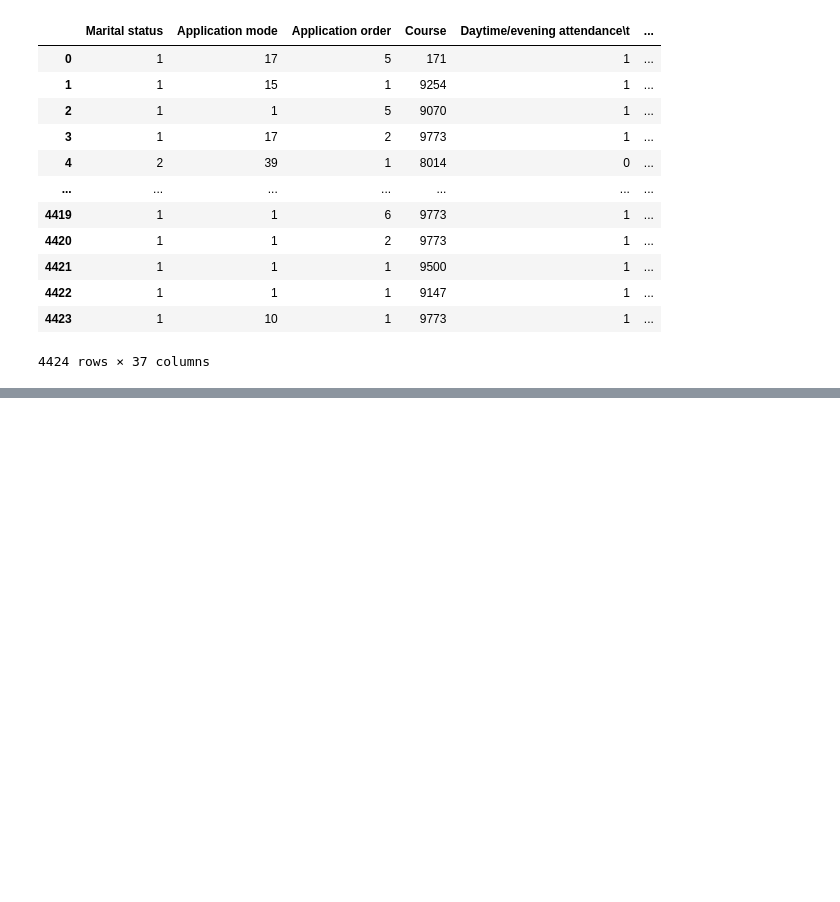
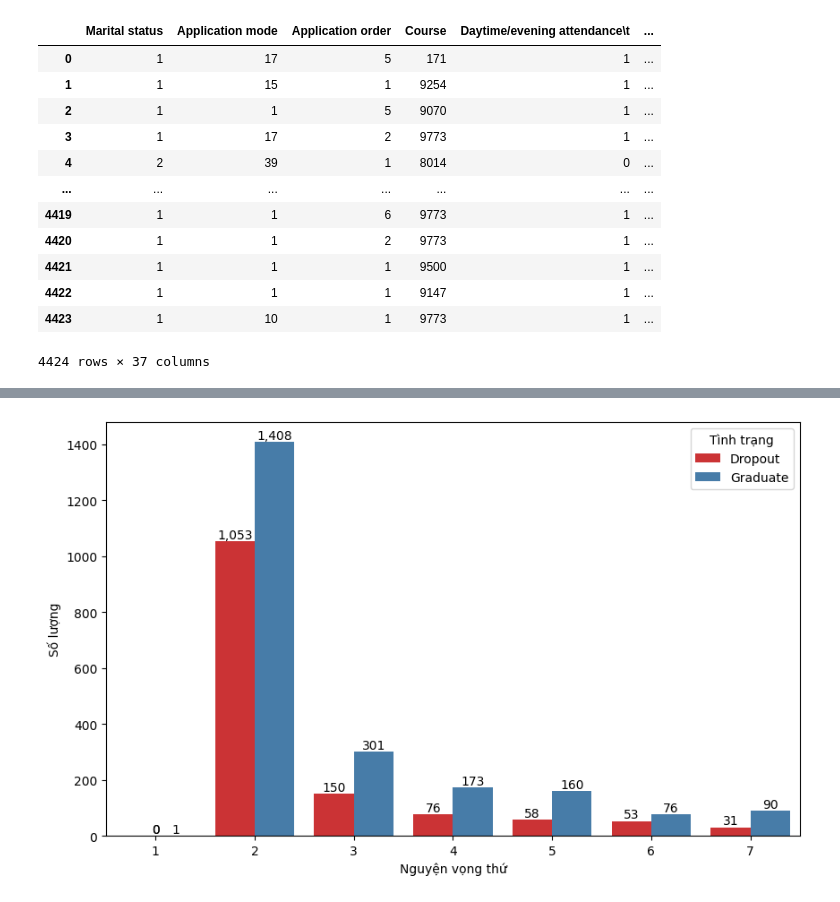
Before and after one commit to StrugVN/data-analysis-ctu, a Jupyter notebook: 1/1.ipynb, the cells around one changed output, grey strips where cells are left out. Drawn from its saved outputs; the diff is of its cells as text; code cells hidden in the pictures; blank space fills up the shorter version.

```diff
--- a/1/1.ipynb
+++ b/1/1.ipynb
@@ -697,0 +184,19 @@ for col in boxplot_cols:
+# %%
+plt.figure(figsize=(10, 6))
+df_bin_target_temp = df_bin_target.copy()
+df_bin_target_temp['Application order'] = df_bin_target_temp['Application order'] + 1
+sns.countplot(data=df_bin_target_temp, x='Application order', hue='Target', palette='Set1', hue_order=['Dropout', 'Graduate'])
+
+
+for p in plt.gca().patches:
+    plt.text(p.get_x() + p.get_width() / 2, p.get_height(),
+             f'{int(p.get_height()):,}',
+             ha='center', va='bottom', fontsize=10, color='black')
+
+
+plt.xlabel('Nguyện vọng thứ')
+plt.ylabel('Số lượng')
+plt.legend(title='Tình trạng', loc='upper right')
+plt.show()
+# %% [output]
+[figure, added]
```
Also changed, not shown: parts of 82 cells of this notebook, 7 other files.
